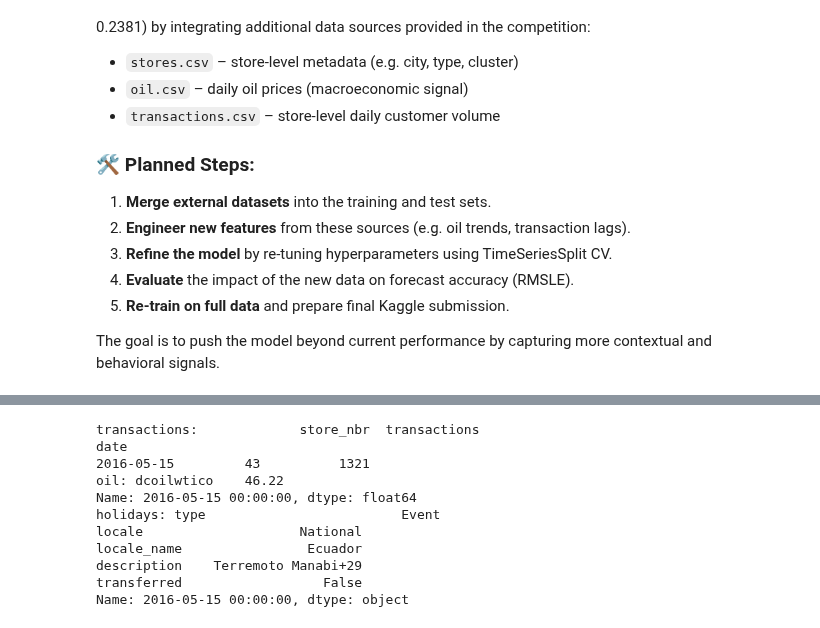
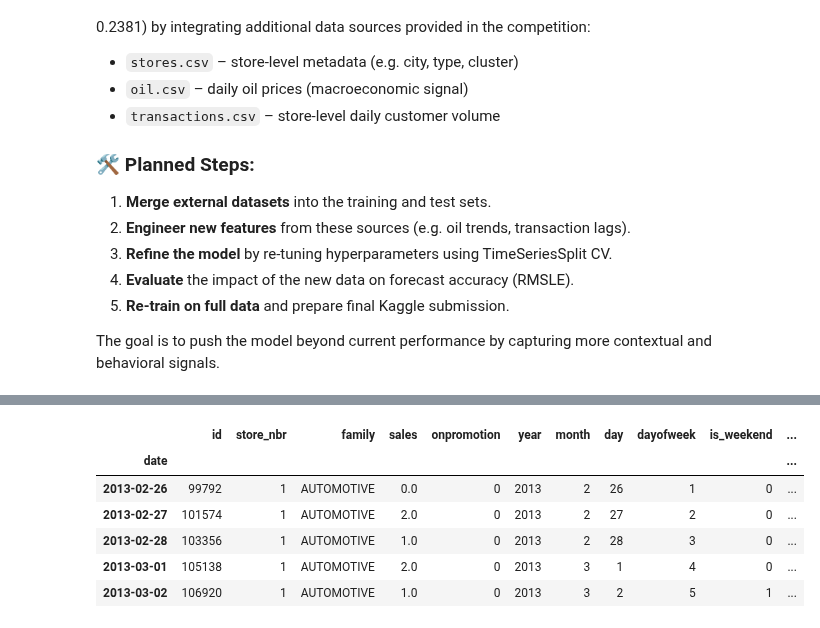
Before and after one commit to gregloos/Store-Sales-Forecasting, a Jupyter notebook: Final_model.ipynb, the cells around one changed output, grey strips where cells are left out. Drawn from its saved outputs; the diff is of its cells as text; code cells hidden in the pictures.

```diff
--- a/Final_model.ipynb
+++ b/Final_model.ipynb
@@ -23,6 +23,7 @@ import numpy as np
 from sklearn.metrics import mean_absolute_error
 from sklearn.preprocessing import LabelEncoder
 from xgboost import XGBRegressor
+pd.set_option("display.max_columns", None)
 # %%
 df = pd.read_csv("train.csv", parse_dates=['date'])
 df.set_index('date', inplace=True)
@@ -40,6 +41,29 @@ stores = (
 
 transactions = pd.read_csv('transactions.csv', parse_dates=['date'])
 transactions.set_index('date', inplace=True)
+# %%
+df['year'] = df.index.year
+df['month'] = df.index.month
+df['day'] = df.index.day
+df['dayofweek'] = df.index.dayofweek
+df['is_weekend'] = df.index.dayofweek.isin([5, 6]).astype(int)
+# %%
+df = df.sort_values(['store_nbr', 'family'])
+
+group_cols = ['store_nbr', 'family']
+g = df.groupby(group_cols)['sales']
+
+
+for d in [1, 7, 14, 28, 56]:
+    df[f'lag_{d}'] = g.shift(d)
+
+
+for w in ['7D', '14D']:
+    name = f'rolling_{w[:-1]}_mean'
+    df[name] = (
+        g.apply(lambda s: s.shift(1).rolling(w).mean())
+          .reset_index(level=group_cols, drop=True)
+    )
 # %%
 oil_filled = (
   oil_price
@@ -131,16 +127,16 @@ display(df.loc[(date_,), :].query("store_nbr == @store_ and family == @fam_"))
-# %%
-print("transactions:", transactions.query("date == @date_ and store_nbr == @store_").head())
-print("oil:",         oil_filled.loc[date_])
-print("holidays:",    holidays.loc[date_])
-# %% [output]
-transactions:             store_nbr  transactions
-date
-2016-05-15         43          1321
-oil: dcoilwtico    46.22
-Name: 2016-05-15 00:00:00, dtype: float64
-holidays: type                         Event
-locale                    National
-locale_name                Ecuador
-description    Terremoto Manabi+29
-transferred                  False
-Name: 2016-05-15 00:00:00, dtype: object
+# %%
+lag_rolling_cols = [
+    'lag_1', 'lag_7', 'lag_14', 'lag_28', 'lag_56',
+    'rolling_7_mean', 'rolling_14_mean'
+]
+df = df.dropna(subset=lag_rolling_cols)
+# %%
+df.head()
+# %% [output]
+|  | id | store_nbr | family | sales | onpromotion | year | month | day | dayofweek | is_weekend | ... |
+| date |  |  |  |  |  |  |  |  |  |  | ... |
+| 2013-02-26 | 99792 | 1 | AUTOMOTIVE | 0.0 | 0 | 2013 | 2 | 26 | 1 | 0 | ... |
+| 2013-02-27 | 101574 | 1 | AUTOMOTIVE | 2.0 | 0 | 2013 | 2 | 27 | 2 | 0 | ... |
+| 2013-02-28 | 103356 | 1 | AUTOMOTIVE | 1.0 | 0 | 2013 | 2 | 28 | 3 | 0 | ... |
+| 2013-03-01 | 105138 | 1 | AUTOMOTIVE | 2.0 | 0 | 2013 | 3 | 1 | 4 | 0 | ... |
+| 2013-03-02 | 106920 | 1 | AUTOMOTIVE | 1.0 | 0 | 2013 | 3 | 2 | 5 | 1 | ... |
```
Also changed, not shown: parts of 21 cells of this notebook.
